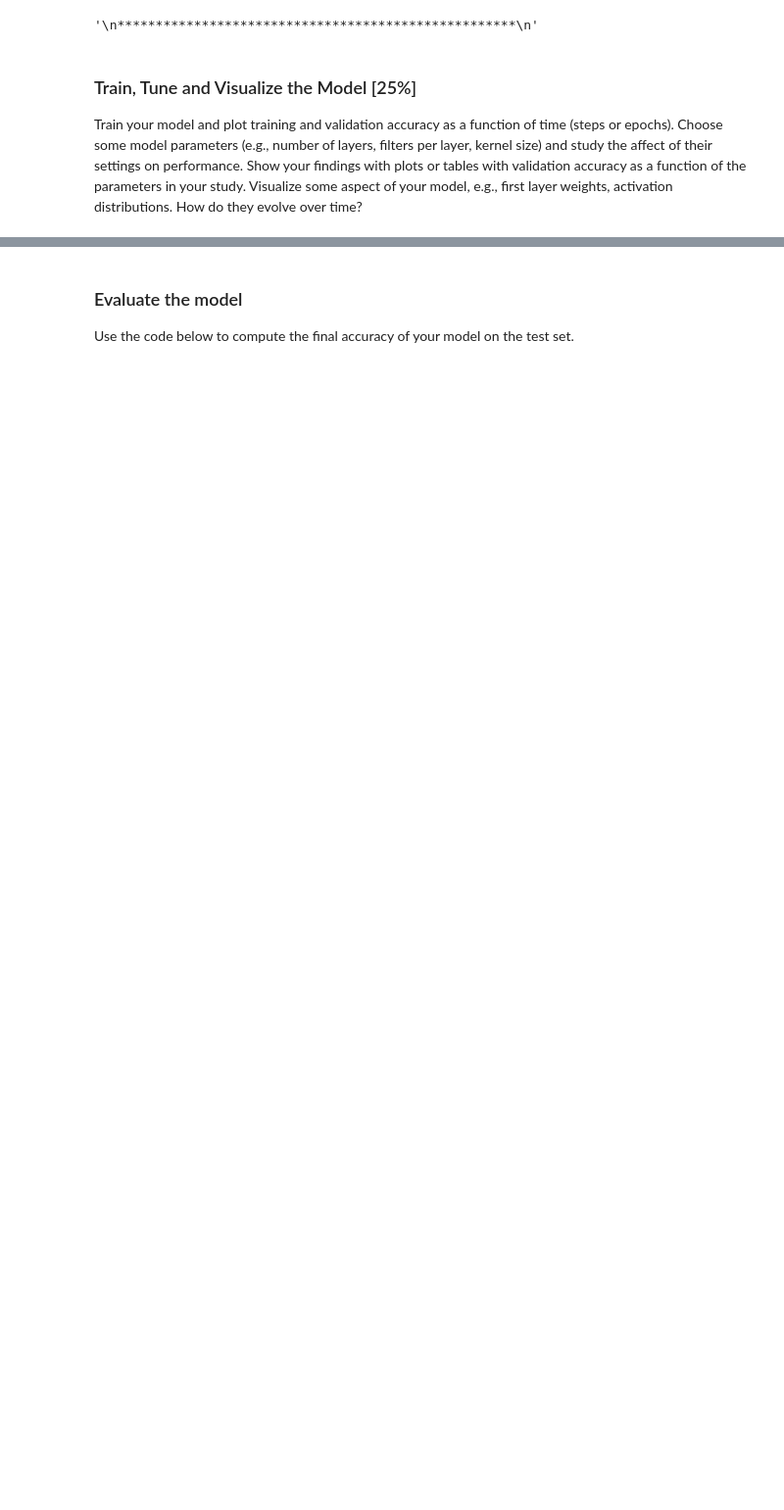
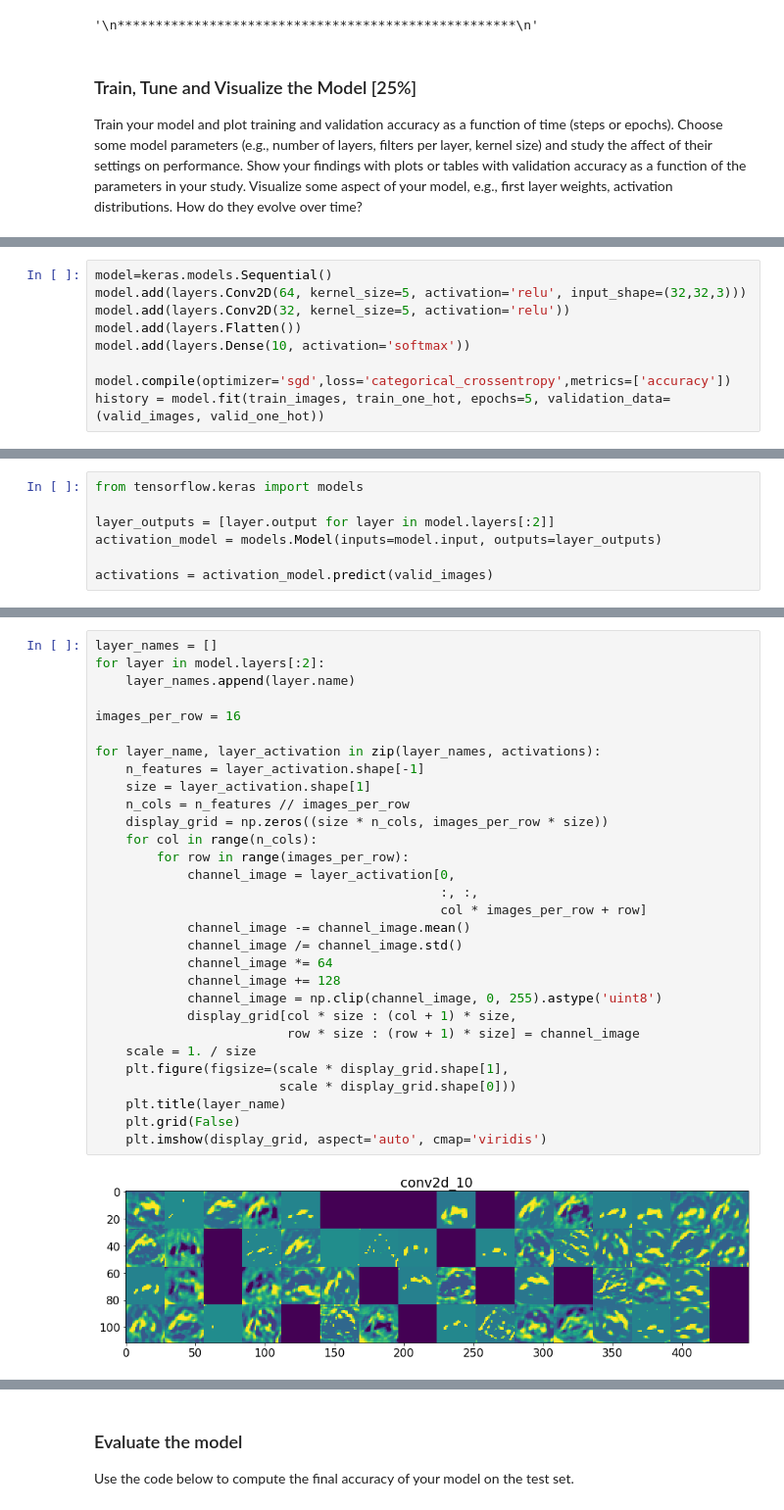
Before and after one commit to coltenfowler83/ImageClassification, a Jupyter notebook: Project3_2.ipynb, the cells around one changed output, grey strips where cells are left out. Shown: that part at 98% size. Drawn from its saved outputs; the diff is of its cells as text; blank space fills up the shorter version.

```diff
--- a/Project3_2.ipynb
+++ b/Project3_2.ipynb
@@ -421,0 +472,9 @@ Epoch 5/5
+# %%
+model=keras.models.Sequential()
+model.add(layers.Conv2D(64, kernel_size=5, activation='relu', input_shape=(32,32,3)))
+model.add(layers.Conv2D(32, kernel_size=5, activation='relu'))
+model.add(layers.Flatten())
+model.add(layers.Dense(10, activation='softmax'))
+
+model.compile(optimizer='sgd',loss='categorical_crossentropy',metrics=['accuracy'])
+history = model.fit(train_images, train_one_hot, epochs=5, validation_data=(valid_images, valid_one_hot))
@@ -421,0 +493,7 @@ Epoch 5/5
+# %%
+from tensorflow.keras import models
+
+layer_outputs = [layer.output for layer in model.layers[:2]]
+activation_model = models.Model(inputs=model.input, outputs=layer_outputs)
+
+activations = activation_model.predict(valid_images)
@@ -421,0 +505,32 @@ Epoch 5/5
+# %%
+layer_names = []
+for layer in model.layers[:2]:
+    layer_names.append(layer.name)
+
+images_per_row = 16
+
+for layer_name, layer_activation in zip(layer_names, activations):
+    n_features = layer_activation.shape[-1]
+    size = layer_activation.shape[1]
+    n_cols = n_features // images_per_row
+    display_grid = np.zeros((size * n_cols, images_per_row * size))
+    for col in range(n_cols):
+        for row in range(images_per_row):
+            channel_image = layer_activation[0,
+                                             :, :,
+                                             col * images_per_row + row]
+            channel_image -= channel_image.mean()
+            channel_image /= channel_image.std()
+            channel_image *= 64
+            channel_image += 128
+            channel_image = np.clip(channel_image, 0, 255).astype('uint8')
+            display_grid[col * size : (col + 1) * size,
+                         row * size : (row + 1) * size] = channel_image
+    scale = 1. / size
+    plt.figure(figsize=(scale * display_grid.shape[1],
+                        scale * display_grid.shape[0]))
+    plt.title(layer_name)
+    plt.grid(False)
+    plt.imshow(display_grid, aspect='auto', cmap='viridis')
+# %% [output]
+[figure, added]
```
Also changed, not shown: parts of 21 cells of this notebook.
